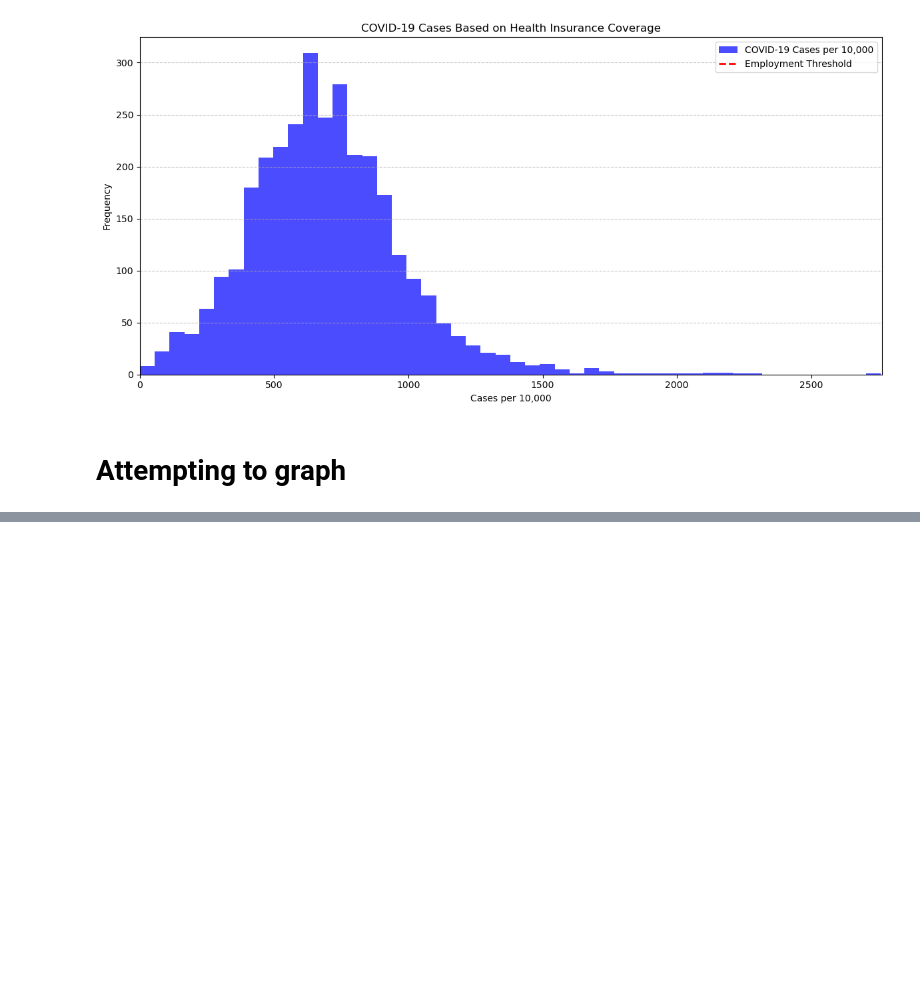
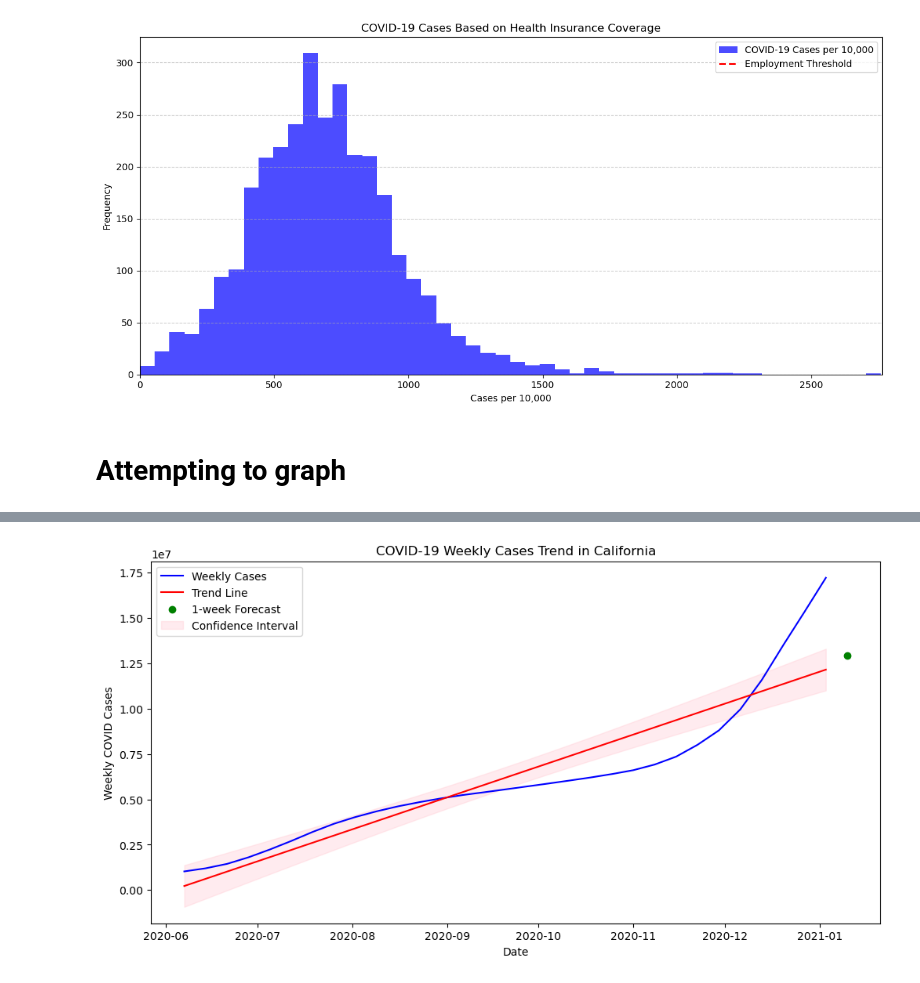
Before and after one commit to hamza890890/Group7ClassProject, a Jupyter notebook: Stage IV/Hamza Ahmed/Stage IV.ipynb, the cells around one changed output, grey strips where cells are left out. Drawn from its saved outputs; the diff is of its cells as text; code cells hidden in the pictures; blank space fills up the shorter version.

```diff
--- a/Stage IV/Hamza Ahmed/Stage IV.ipynb
+++ b/Stage IV/Hamza Ahmed/Stage IV.ipynb
@@ -576,0 +657,82 @@ enrichment_data.head()
+# %%
+import pandas as pd
+import numpy as np
+from scipy import stats
+import matplotlib.pyplot as plt
+from datetime import datetime
+import statsmodels.api as sm
+
+# Load datasets
+enrichment_data = pd.read_csv('Economy.csv')
+covid_data = pd.read_csv('US-Covid.csv')
+
+# Filter California data from COVID dataset
+ca_covid_data = covid_data[covid_data['State'] == 'CA'].copy()
+
+# Clean up the enrichment data to ensure consistent formatting
+enrichment_data['Label (Grouping)'] = enrichment_data['Label (Grouping)'].str.strip()
+
+# Select enrichment variables of interest (first word capitalized)
+enrichment_vars = ['In labor force', 'Civilian labor force', 'Employed', 'With health insurance coverage']
+ca_enrichment_data = enrichment_data[enrichment_data['Label (Grouping)'].isin(enrichment_vars)].copy()
+
+# Convert percentage values to numerical format
+ca_enrichment_data['California!!Percent'] = pd.to_numeric(ca_enrichment_data['California!!Percent'].str.replace('%', ''), errors='coerce')
+
+# Ensure "Employed" row exists before accessing its value
+if 'Employed' in ca_enrichment_data['Label (Grouping)'].values:
+    employed_value_str = ca_enrichment_data[ca_enrichment_data['Label (Grouping)'] == 'Employed']['California!!Estimate'].values[0]
+    employed_value = int(employed_value_str.replace(',', ''))  # Remove commas and convert to integer
+else:
+    raise ValueError("The 'Employed' label is not found in the enrichment data.")
+
+# Extracting date columns
+date_columns = ca_covid_data.columns[5:]  # Assuming case counts start from the 6th column
+dates = pd.to_datetime(date_columns.str.extract(r'(\d{4}-\d{2}-\d{2})')[0], format='%Y-%m-%d')
+
+# Calculate weekly sums of COVID cases
+# Sum across rows (axis=0) to get total cases per day
+daily_cases = ca_covid_data.loc[:, '2020-06-01_cases':'2021-01-03_cases'].sum(axis=0)
+
+# Create a DataFrame with daily cases and assign the correct index
+daily_cases_df = pd.DataFrame(daily_cases)
+daily_cases_df.columns = ['Daily Cases']
+daily_cases_df.index = dates[:len(daily_cases_df)]  # Ensure index matches length of daily cases
+
+# Now, resample the DataFrame to get weekly sums
+weekly_cases = daily_cases_df.resample('W').sum()
+
+# Plot the data
+plt.figure(figsize=(12, 6))
+plt.plot(weekly_cases.index, weekly_cases['Daily Cases'], label='Weekly Cases', color='blue')
+plt.xlabel('Date')
+plt.ylabel('Weekly COVID Cases')
+plt.title('COVID-19 Weekly Cases Trend in California')
+
+# Trend line using OLS regression
+X = sm.add_constant(np.arange(len(weekly_cases)))  # Prepare the data for the model
+model = sm.OLS(weekly_cases['Daily Cases'], X).fit()  # Fit the OLS model
+trend_line = model.predict(X)  # Get the trend line values
+plt.plot(weekly_cases.index, trend_line, color='red', label='Trend Line')
+
+# Forecast for one week ahead
+next_index = len(weekly_cases) + 1  # Increment to get the next index (1-based)
+forecast_input = np.array([[1, next_index]])  # Create a 2D array with constant (1) and the next index value
+
+# Debugging: Check the forecast input shape and values
+print("Forecast Input Shape:", forecast_input.shape)
+print("Forecast Input:", forecast_input)
+
+# Make the prediction
+forecast = model.predict(forecast_input)[0]  # Predict the next value
+plt.scatter([weekly_cases.index[-1] + pd.Timedelta(weeks=1)], [forecast], color='green', label='1-week Forecast')
+
+
+
+# Confidence intervals for the trend line
+pred_int = model.get_prediction(X).conf_int()
+plt.fill_between(weekly_cases.index, pred_int[:, 0], pred_int[:, 1], color='pink', alpha=0.3, label='Confidence Interval')
+
+plt.legend()
+plt.show()
+# %% [output]
@@ -576,0 +741 @@ enrichment_data.head()
+[figure, added]
```
Also changed, not shown: parts of 8 cells of this notebook, 1 other file.
